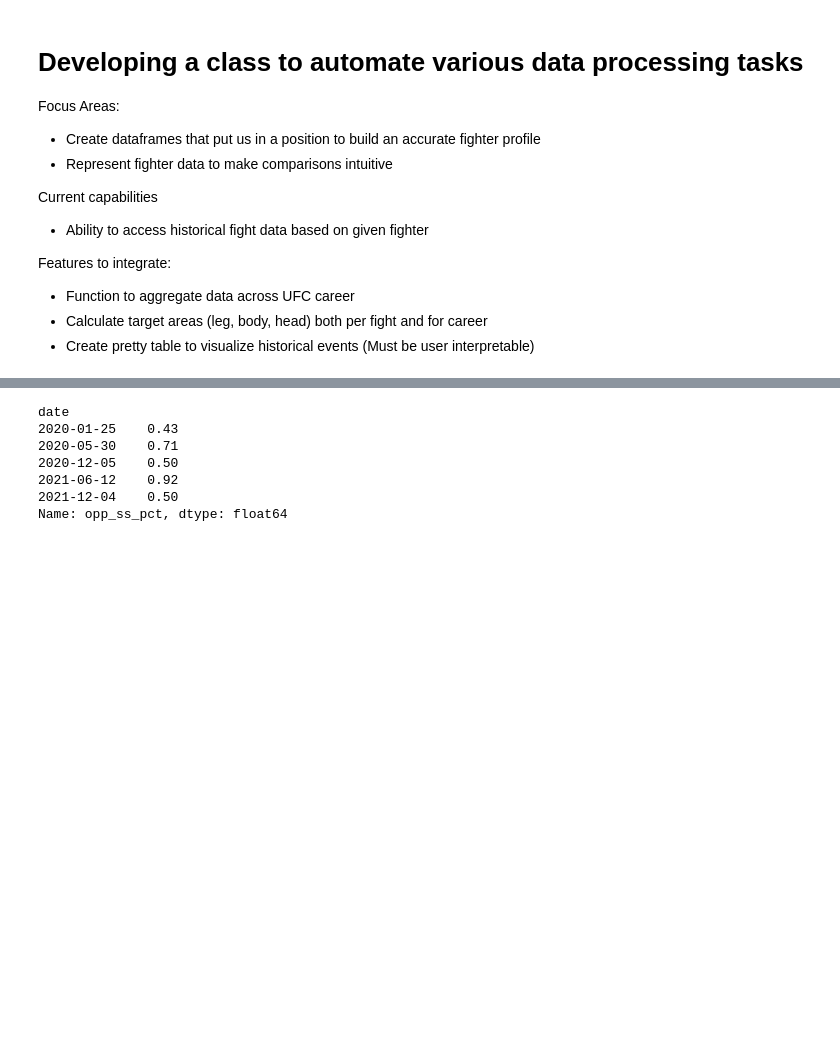
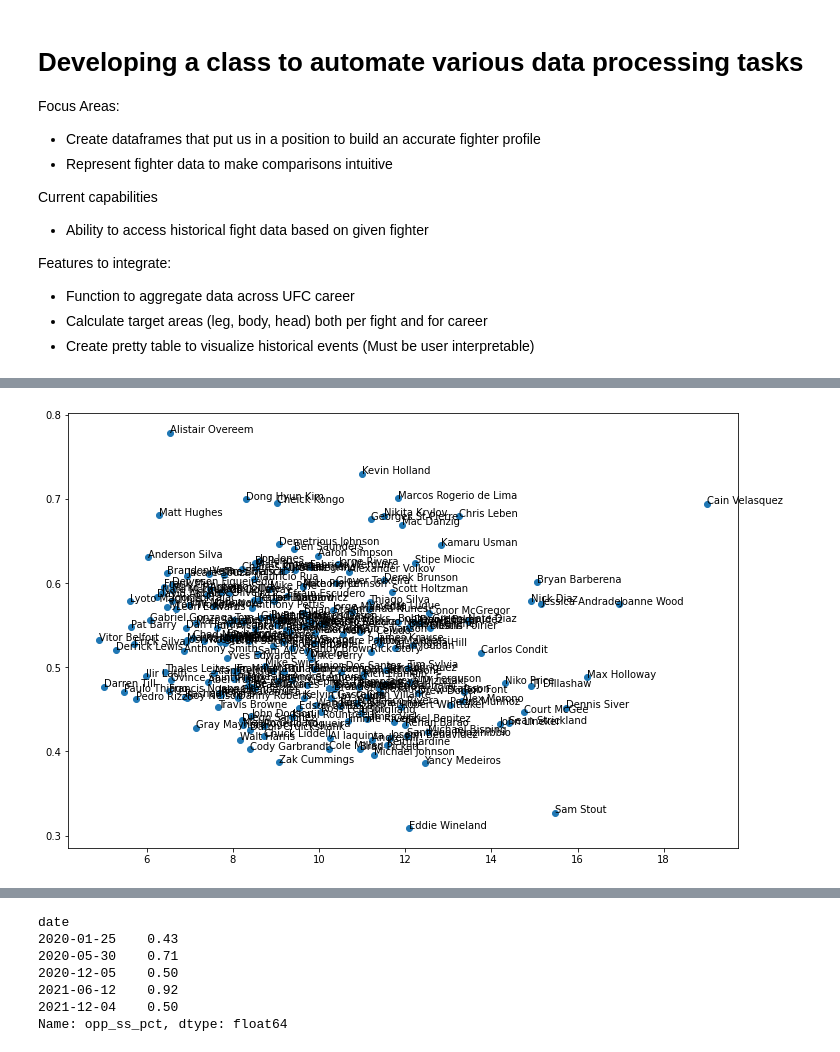
Before and after one commit to ayanga1998/UFC_Dashboard, a Jupyter notebook: Data_Analysis.ipynb, the cells around one changed output, grey strips where cells are left out. Saved outputs shown, nothing was run; the diff lists cells and outputs as text; code cells hidden in the pictures; blank space fills up the shorter version.

```diff
--- a/Data_Analysis.ipynb
+++ b/Data_Analysis.ipynb
@@ -72,0 +183,15 @@ Features to integrate:
+# %%
+X = 'tot_strikes_att_per_min'
+Y = 'tot_strike_pct'
+
+test_sig_strikes = test_more_than_10.loc[:, [X, Y]]
+
+plt.figure(figsize=(12,8))
+plt.scatter(x=test_sig_strikes[X],y=test_sig_strikes[Y])
+
+for i, label in enumerate(annotations):
+    plt.text(test_sig_strikes[X][i], test_sig_strikes[Y][i],label)
+
+plt.show()
+# %% [output]
+[figure, added]
```
Also changed, not shown: parts of 19 cells of this notebook.
